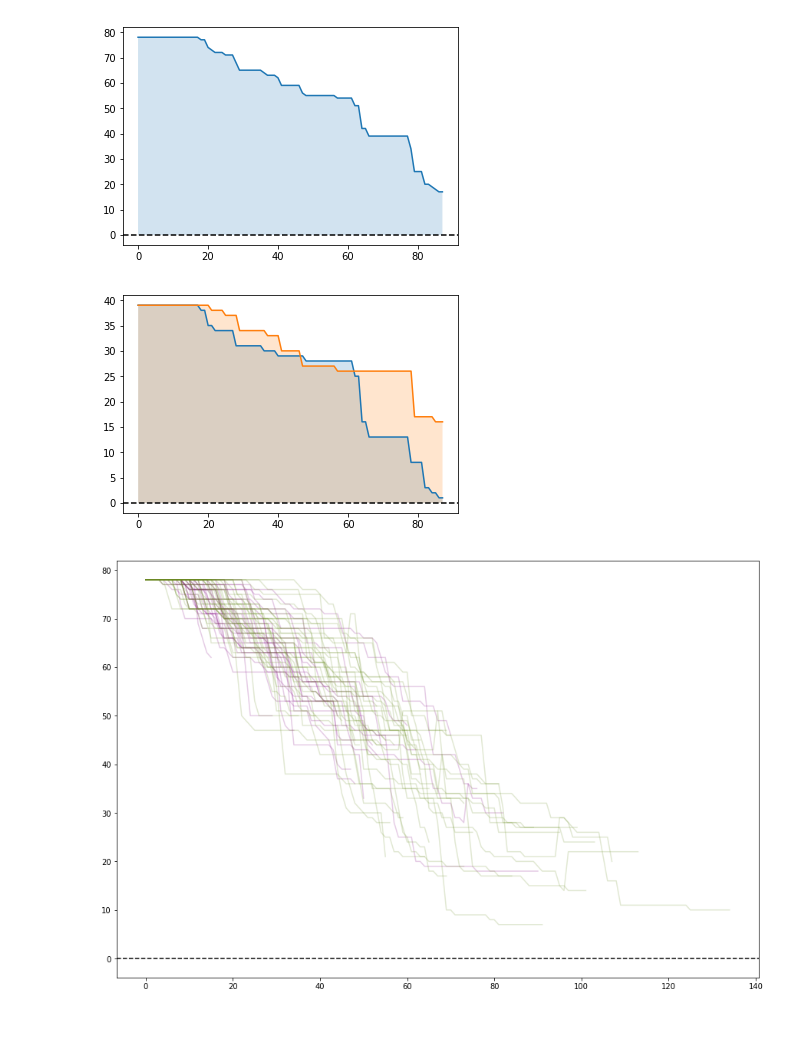
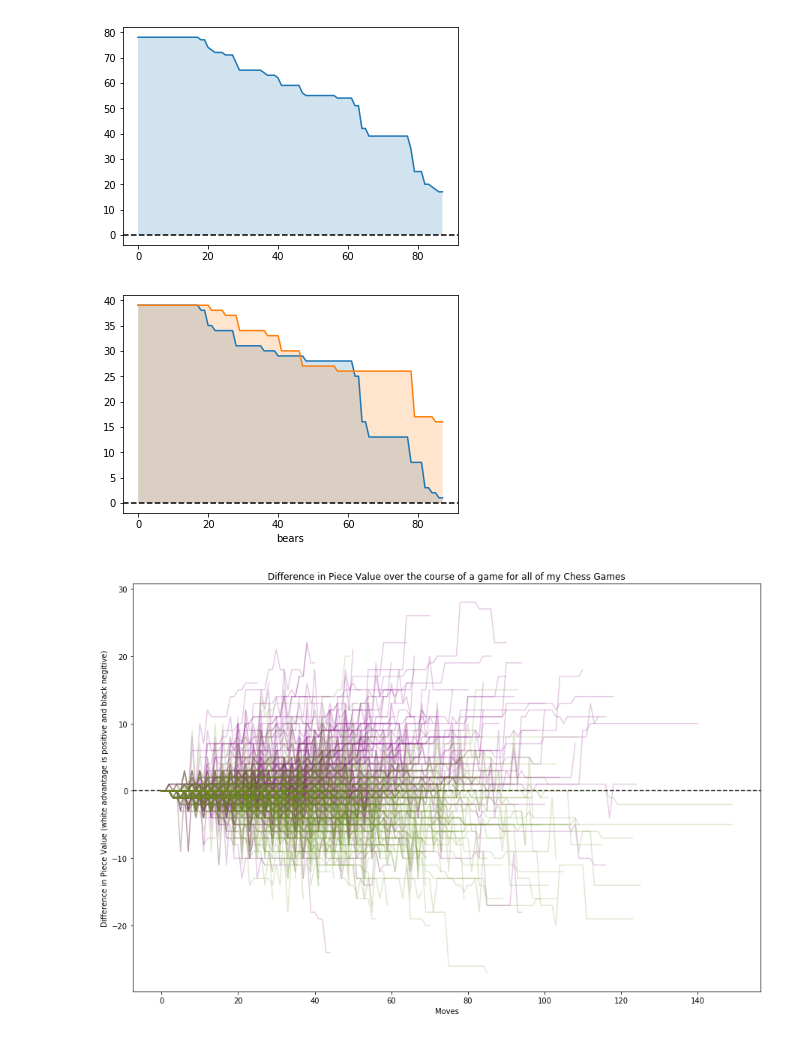
Before and after one commit to Bmcgarry194/ChessStyle, a Jupyter notebook: src/piece_count_graphs.ipynb, the cells around one changed output. Drawn from its saved outputs; the diff is of its cells as text; code cells hidden in the pictures.

```diff
--- a/src/piece_count_graphs.ipynb
+++ b/src/piece_count_graphs.ipynb
@@ -4,2 +5,2 @@ import chess_stats as cs
 # %%
-df = cs.game_stats_df('bubbasparx666')
+df = cs.game_stats_df('cesdaycart')
@@ -36,15 +76,16 @@ ax.axhline(0, ls='dashed', color='black');
 # %%
 black_score = cs.piece_count(pgn_string)[2]
 white_score = cs.piece_count(pgn_string)[3]
 fig, ax = plt.subplots()
 x = list(range(len(black_score)))
 ax.plot(x, black_score)
 ax.fill_between(x, 0, black_score, alpha=0.2)
 ax.plot(x, white_score)
 ax.fill_between(x, 0, white_score, alpha=0.2)
-ax.axhline(0, ls='dashed', color='black');
+ax.axhline(0, ls='dashed', color='black')
+ax.set_xlabel('bears');
 # %% [output]
-[figure, old version]
+[figure, new version]
 # %%
 fig, ax = plt.subplots(figsize=(15, 10))
 ax.axhline(0, ls='dashed', color='black')
@@ -53,7 +94,7 @@ win_color_df = df[(df['player_color'] == 'white') & (df['win'] == True)]
 lose_color_df = df[(df['player_color'] == 'white') & (df['lose'] == True)]
 
 alpha = .2
-kind = 1
+kind = 0
 
 win_games = win_color_df['pgn'].values
 for game in win_games:
@@ -72,5 +113,10 @@ for game in lose_games:
     x = list(range(len(score[kind])))
     y = score[kind]
     ax.plot(x, y, alpha=alpha, color='olivedrab')
+
+ax.set_title('Difference in Piece Value over the course of a game for all of my Chess Games')
+ax.set_xlabel('Moves')
+ax.set_ylabel('Difference in Piece Value (white advantage is positive and black negitive)')
+plt.savefig('Chess_diff.png', bbox_inches='tight')
 # %% [output]
-[figure, old version]
+[figure, new version]
```
Also changed, not shown: parts of 5 cells of this notebook, 5 other files.
